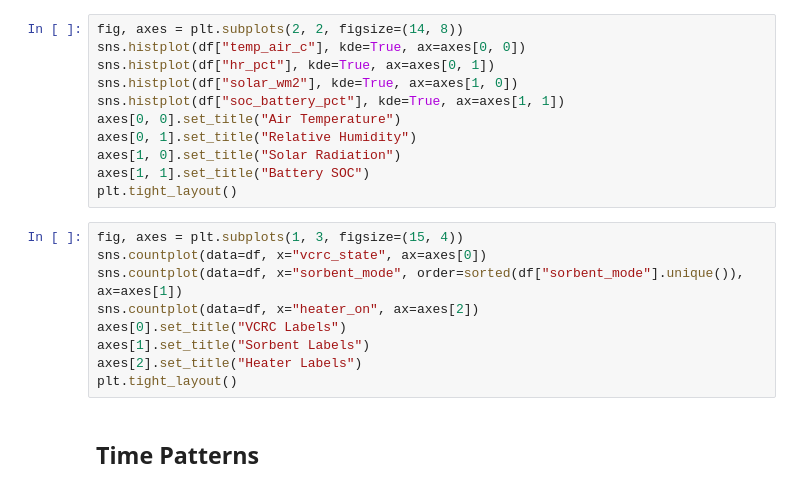
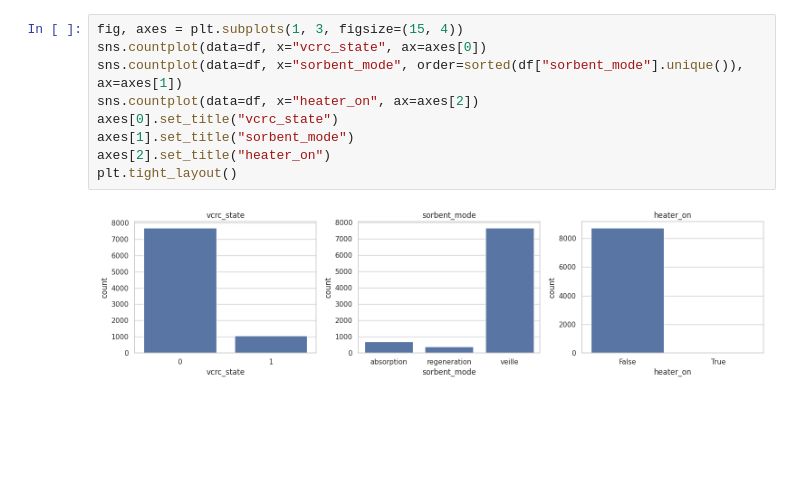
Before and after one commit to Appolinairee/aqua-atmos-ai, a Jupyter notebook: notebooks/synthetic_data_exploration.ipynb, the cells around one changed output. Cells and saved outputs as stored; diff of their text form; blank space fills up the shorter version.

```diff
--- a/notebooks/synthetic_data_exploration.ipynb
+++ b/notebooks/synthetic_data_exploration.ipynb
@@ -45,22 +94,11 @@ display(df.describe(include="all").T)
 # %%
-fig, axes = plt.subplots(2, 2, figsize=(14, 8))
-sns.histplot(df["temp_air_c"], kde=True, ax=axes[0, 0])
-sns.histplot(df["hr_pct"], kde=True, ax=axes[0, 1])
-sns.histplot(df["solar_wm2"], kde=True, ax=axes[1, 0])
-sns.histplot(df["soc_battery_pct"], kde=True, ax=axes[1, 1])
-axes[0, 0].set_title("Air Temperature")
-axes[0, 1].set_title("Relative Humidity")
-axes[1, 0].set_title("Solar Radiation")
-axes[1, 1].set_title("Battery SOC")
+fig, axes = plt.subplots(1, 3, figsize=(15, 4))
+sns.countplot(data=df, x="vcrc_state", ax=axes[0])
+sns.countplot(data=df, x="sorbent_mode", order=sorted(df["sorbent_mode"].unique()), ax=axes[1])
+sns.countplot(data=df, x="heater_on", ax=axes[2])
+axes[0].set_title("vcrc_state")
+axes[1].set_title("sorbent_mode")
+axes[2].set_title("heater_on")
 plt.tight_layout()
+# %% [output]
+[figure, added]
-# %%
-fig, axes = plt.subplots(1, 3, figsize=(15, 4))
-sns.countplot(data=df, x="vcrc_state", ax=axes[0])
-sns.countplot(data=df, x="sorbent_mode", order=sorted(df["sorbent_mode"].unique()), ax=axes[1])
-sns.countplot(data=df, x="heater_on", ax=axes[2])
-axes[0].set_title("VCRC Labels")
-axes[1].set_title("Sorbent Labels")
-axes[2].set_title("Heater Labels")
-plt.tight_layout()
-# %% [markdown]
-## Time Patterns
```
Also changed, not shown: parts of 22 cells of this notebook.
